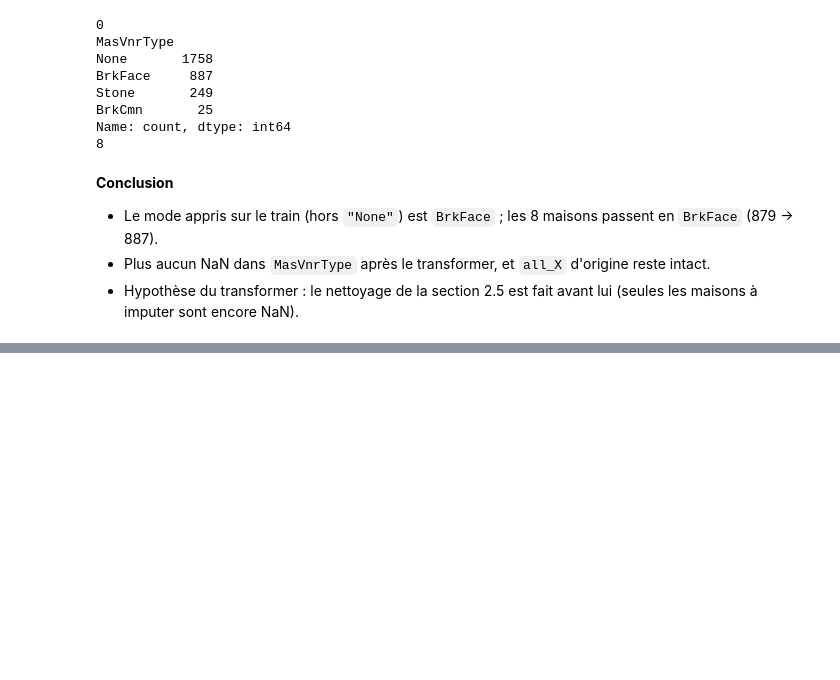
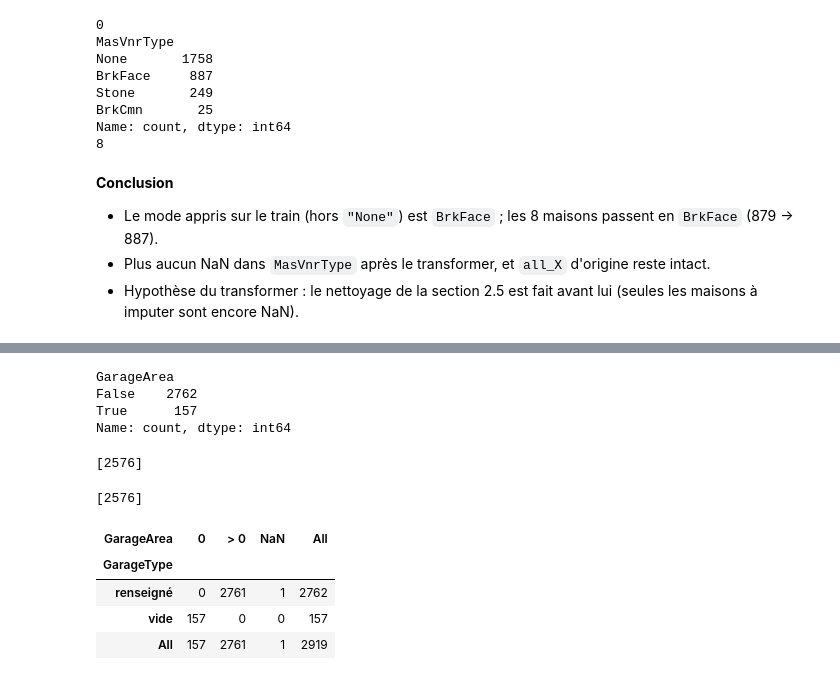
Before and after one commit to raybelpro77git/kaggle-house-prices, a Jupyter notebook: notebooks/01_eda.ipynb, the cells around one changed output, grey strips where cells are left out. Saved outputs shown, nothing was run; the diff lists cells and outputs as text; code cells hidden in the pictures; blank space fills up the shorter version.

Commit message:
Analyse du groupe Garage* : None pour les maisons sans garage, imputation de 2126 et 2576, suppression de GarageYrBlt

```diff
--- a/notebooks/01_eda.ipynb
+++ b/notebooks/01_eda.ipynb
@@ -590,0 +606,27 @@ Name: count, dtype: int64
+# %%
+# Maisons avec une surface de garage à 0
+(all_X['GarageArea'] == 0).value_counts()
+# %% [output]
+GarageArea
+False    2762
+True      157
+Name: count, dtype: int64
+# %%
+# Maison(s) sans surface renseignée
+all_X[all_X["GarageArea"].isna()].index.tolist()
+# %% [output]
+[2576]
+# %%
+# Maison(s) sans nombre de voitures renseigné
+all_X[all_X["GarageCars"].isna()].index.tolist()
+# %% [output]
+[2576]
+# %%
+# Test de cohérence GarageType × GarageArea
+coherence(all_X, "GarageType", "GarageArea")
+# %% [output]
+| GarageArea | 0 | > 0 | NaN | All |
+| GarageType |  |  |  |  |
+| renseigné | 0 | 2761 | 1 | 2762 |
+| vide | 157 | 0 | 0 | 157 |
+| All | 157 | 2761 | 1 | 2919 |
```
Also changed, not shown: parts of 50 cells of this notebook.
